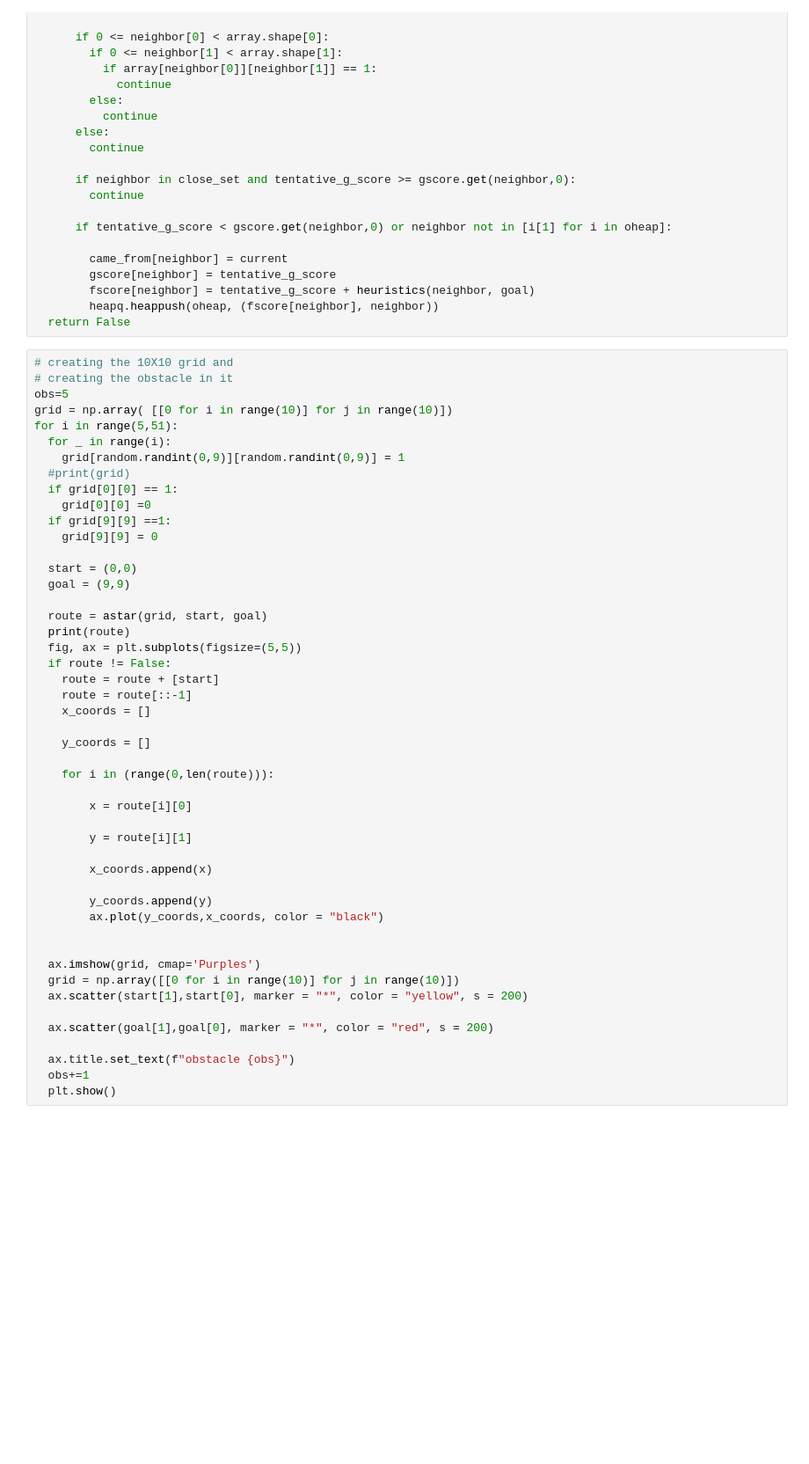
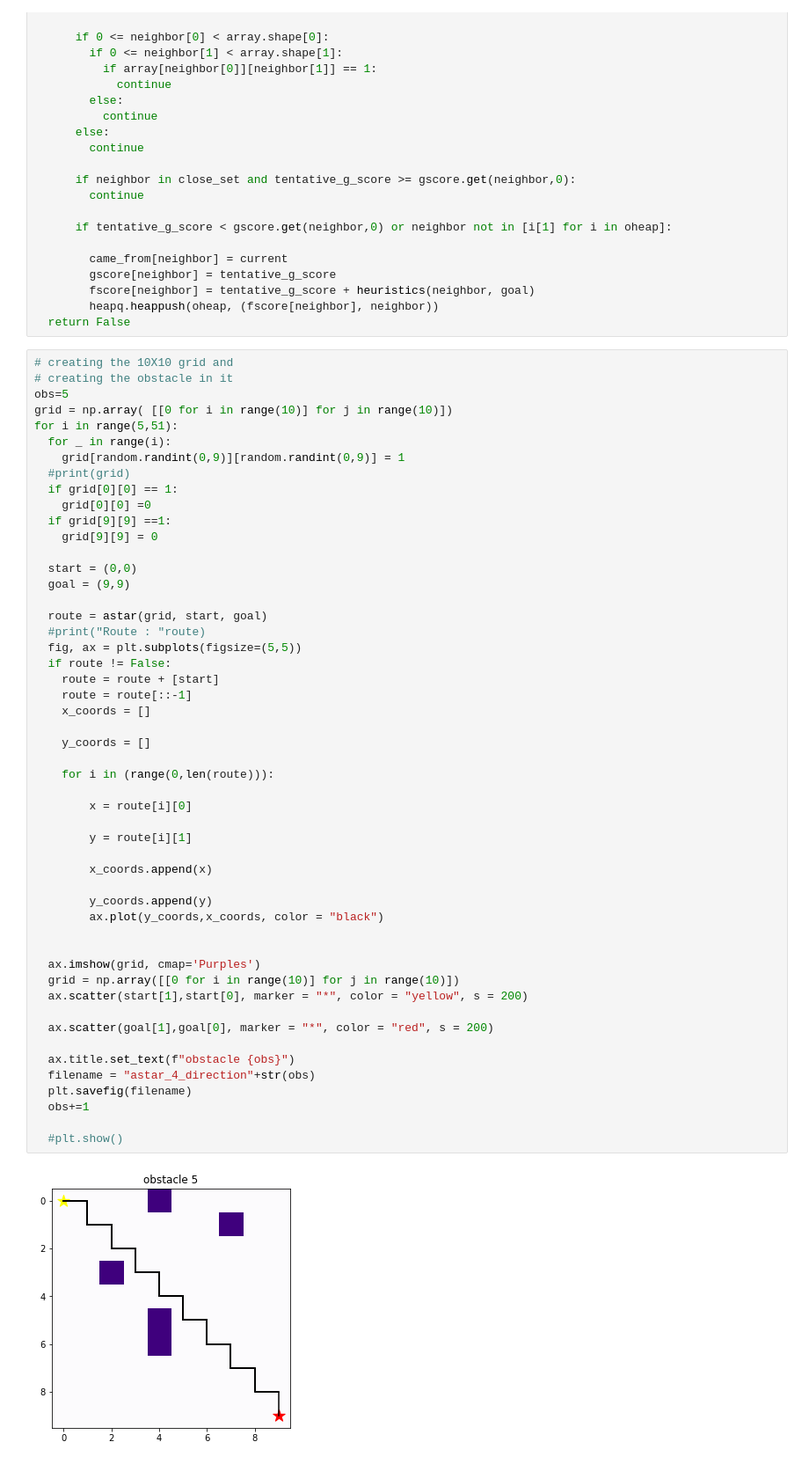
Before and after one commit to AslanDevbrat/Robotics, a Jupyter notebook: Robu_assign_2.ipynb, the cells around one changed output. Shown at 88% size. Drawn from its saved outputs; the diff is of its cells as text; blank space fills up the shorter version.

```diff
--- a/Robu_assign_2.ipynb
+++ b/Robu_assign_2.ipynb
@@ -71,34 +188,38 @@ for i in range(5,51):
   goal = (9,9)
 
   route = astar(grid, start, goal)
-  print(route)
+  #print("Route : "route)
   fig, ax = plt.subplots(figsize=(5,5))
   if route != False:
     route = route + [start]
     route = route[::-1]
     x_coords = []
 
     y_coords = []
 
     for i in (range(0,len(route))):
 
         x = route[i][0]
 
         y = route[i][1]
 
         x_coords.append(x)
 
         y_coords.append(y)
         ax.plot(y_coords,x_coords, color = "black")
 
 
   ax.imshow(grid, cmap='Purples')
   grid = np.array([[0 for i in range(10)] for j in range(10)])
   ax.scatter(start[1],start[0], marker = "*", color = "yellow", s = 200)
 
   ax.scatter(goal[1],goal[0], marker = "*", color = "red", s = 200)
 
   ax.title.set_text(f"obstacle {obs}")
+  filename = "astar_4_direction"+str(obs)
+  plt.savefig(filename)
   obs+=1
-  plt.show()
+
+  #plt.show()
 # %% [output]
+[figure, new version]
```
Also changed, not shown: parts of 12 cells of this notebook.
